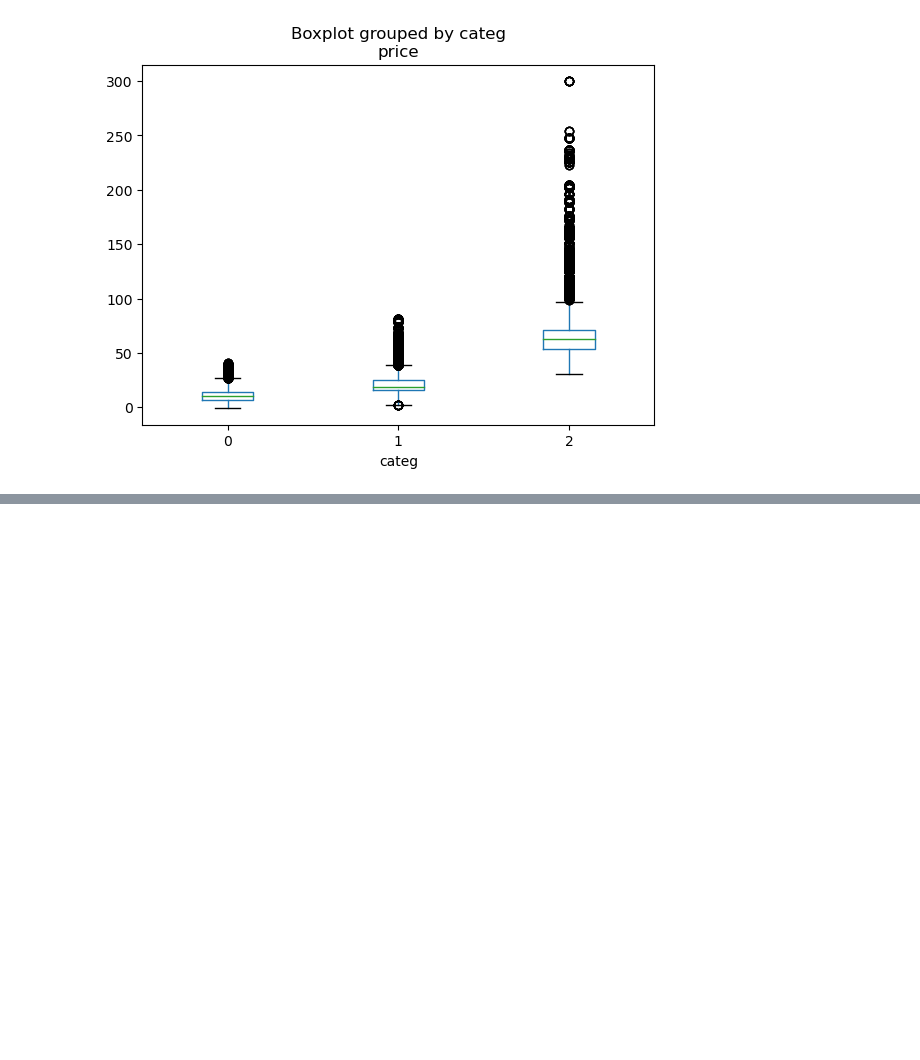
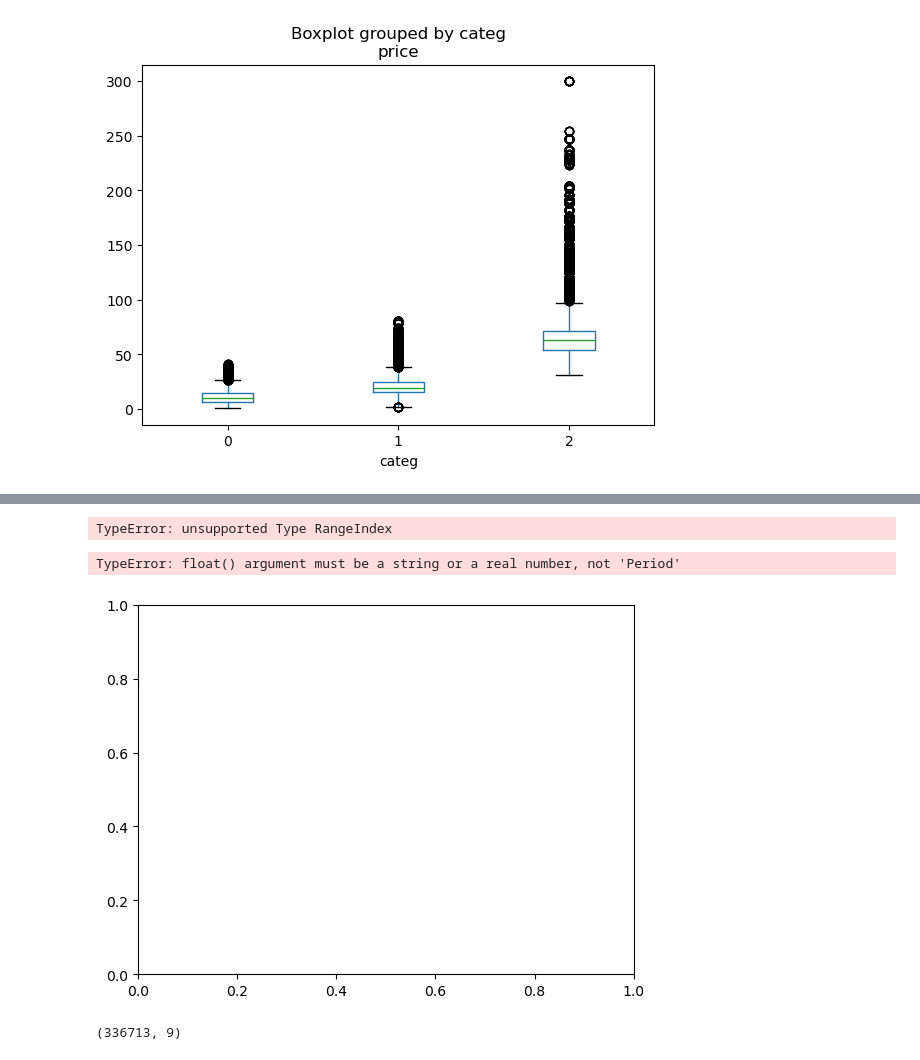
Before and after one commit to lakelure2020/OpenClassroom, a Jupyter notebook: Exploratory_Data_Analysis_with_Python.ipynb, the cells around one changed output, grey strips where cells are left out. Cells and saved outputs as stored; diff of their text form; code cells hidden in the pictures; blank space fills up the shorter version.

```diff
--- a/Exploratory_Data_Analysis_with_Python.ipynb
+++ b/Exploratory_Data_Analysis_with_Python.ipynb
@@ -349,0 +531,19 @@ test_2021-03-01 02:30:02.237424   m   2001    -1.725215e-06
+# %%
+monthly_data['month'] = monthly_data.to_timestamp(monthly_data['month'])
+# %% [output]
+TypeError: unsupported Type RangeIndex
+# %%
+# Plot the time series
+plt.plot(monthly_data['month'], monthly_data['price'], marker='o')
+plt.xlabel('month')
+plt.ylabel('Price')
+plt.title('Time Series Plot')
+plt.grid(True)
+plt.show()
+# %% [output]
+TypeError: float() argument must be a string or a real number, not 'Period'
+[figure, added]
+# %%
+df.shape
+# %% [output]
+(336713, 9)
```
Also changed, not shown: parts of 56 cells of this notebook.
